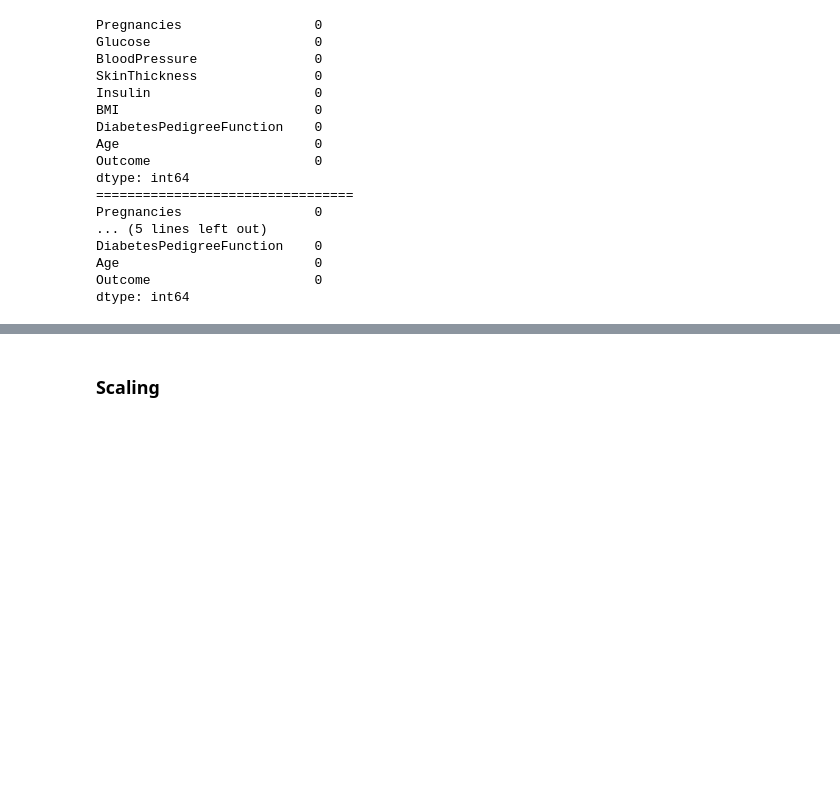
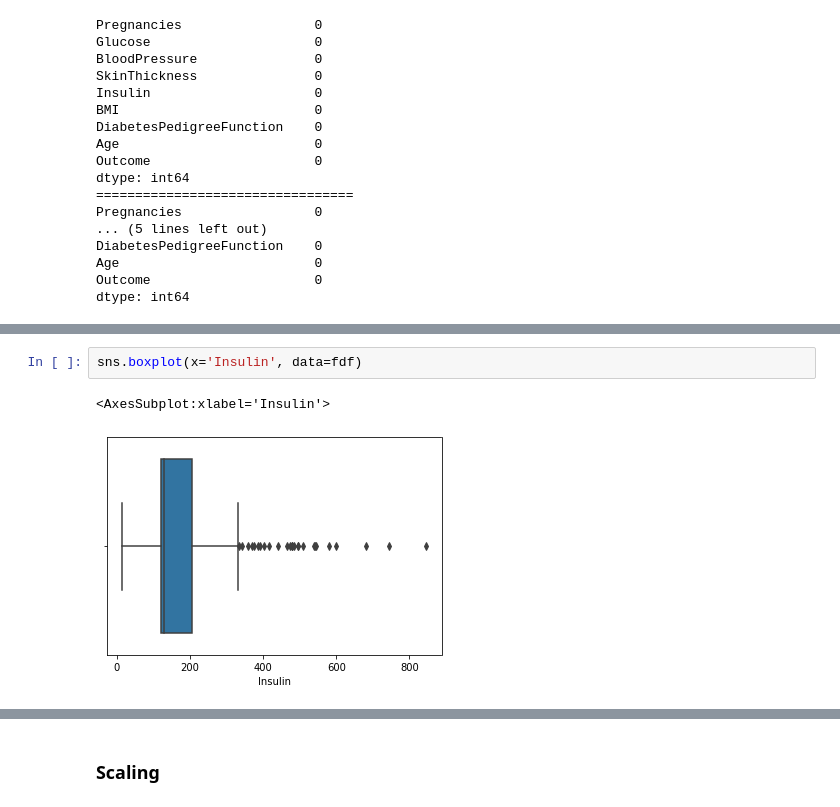
Before and after one commit to Strus01/ML-Sandbox-App, a Jupyter notebook: data_preprocessing/diabetes_preprocessing.ipynb, the cells around one changed output, grey strips where cells are left out. Saved outputs shown, nothing was run; the diff lists cells and outputs as text; blank space fills up the shorter version.

```diff
--- a/data_preprocessing/diabetes_preprocessing.ipynb
+++ b/data_preprocessing/diabetes_preprocessing.ipynb
@@ -235,0 +246,5 @@ fdf.sample(15)
+# %%
+sns.boxplot(x='Insulin', data=fdf)
+# %% [output]
+<AxesSubplot:xlabel='Insulin'>
+[figure, added]
```
Also changed, not shown: parts of 19 cells of this notebook, 3 other files.
